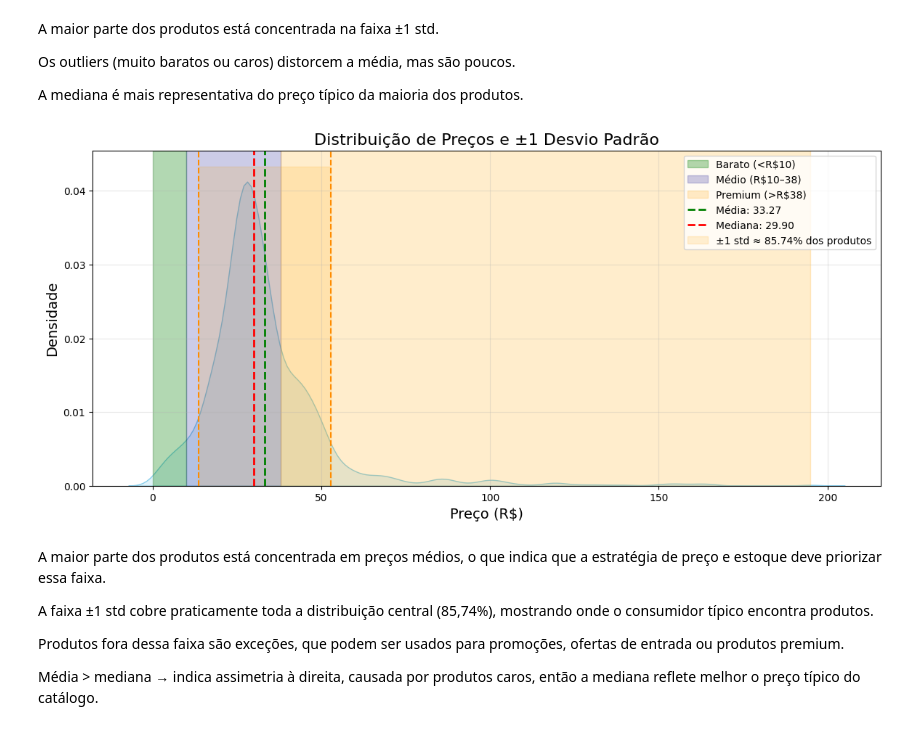
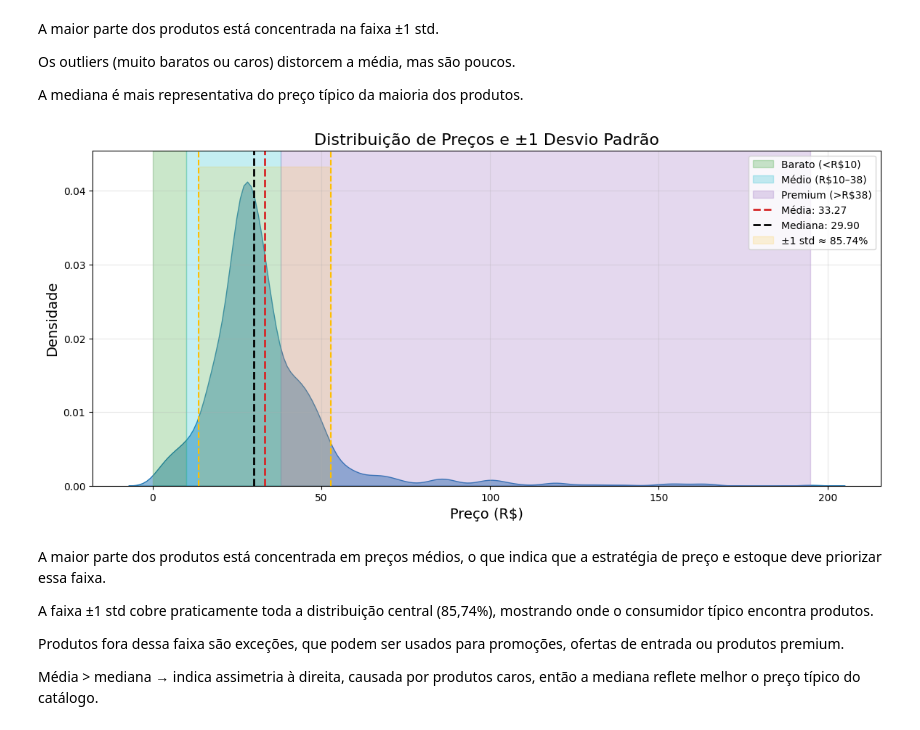
Before and after one commit to PauloViniciusR/Proj_, a Jupyter notebook: index.ipynb, the cells around one changed output. Saved outputs shown, nothing was run; the diff lists cells and outputs as text; code cells hidden in the pictures.

```diff
--- a/index.ipynb
+++ b/index.ipynb
@@ -450,44 +450,50 @@ A mediana é mais representativa do preço típico da maioria dos produtos.
 media = base_total['Preco'].mean()
 mediana = base_total['Preco'].median()
 std = base_total['Preco'].std()
 
 lower = media - std
 upper = media + std
 
 dentro_1std = base_total[(base_total['Preco'] >= lower) & (base_total['Preco'] <= upper)]
 percent_dentro_1std = len(dentro_1std) / len(base_total) * 100
 
 plt.figure(figsize=(14,6))
 
-sns.kdeplot(base_total['Preco'], fill=True, bw_adjust=0.7, color='skyblue')
+# Curva KDE
+sns.kdeplot(base_total['Preco'], fill=True, bw_adjust=0.7, color='#1f77b4', alpha=0.5)
 
-plt.axvspan(0, 10, color='green', alpha=0.3, label='Barato (<R$10)')
-plt.axvspan(10, 38, color='darkblue', alpha=0.2, label='Médio (R$10–38)')
-plt.axvspan(38, base_total['Preco'].max(), color='orange', alpha=0.2, label='Premium (>R$38)')
+# Faixas de preço
+plt.axvspan(0, 10, color='#2ca02c', alpha=0.25, label='Barato (<R$10)')
+plt.axvspan(10, 38, color='#17becf', alpha=0.25, label='Médio (R$10–38)')
+plt.axvspan(38, base_total['Preco'].max(), color='#9467bd', alpha=0.25, label='Premium (>R$38)')
 
-plt.axvline(media, color='green', linestyle='--', linewidth=2, label=f'Média: {media:.2f}')
-plt.axvline(mediana, color='red', linestyle='--', linewidth=2, label=f'Mediana: {mediana:.2f}')
+# Média e mediana
+plt.axvline(media, color='#d62728', linestyle='--', linewidth=2, label=f'Média: {media:.2f}')
+plt.axvline(mediana, color='black', linestyle='--', linewidth=2, label=f'Mediana: {mediana:.2f}')
 
 # ±1 std
-plt.axvline(lower, color='darkorange', linestyle='--', linewidth=1.5)
-plt.axvline(upper, color='darkorange', linestyle='--', linewidth=1.5)
+plt.axvline(lower, color='#ffbf00', linestyle='--', linewidth=1.5)
+plt.axvline(upper, color='#ffbf00', linestyle='--', linewidth=1.5)
+
 plt.fill_betweenx(
     y=[0, plt.gca().get_ylim()[1]],
     x1=lower,
     x2=upper,
-    color='orange',
+    color='#ffbf00',
     alpha=0.15,
-    label=f'±1 std ≈ {percent_dentro_1std:.2f}% dos produtos'
+    label=f'±1 std ≈ {percent_dentro_1std:.2f}%'
 )
 
 plt.title('Distribuição de Preços e ±1 Desvio Padrão', fontsize=16)
 plt.xlabel('Preço (R$)', fontsize=14)
 plt.ylabel('Densidade', fontsize=14)
+
 plt.legend()
 plt.grid(alpha=0.3)
+
 plt.show()
 # %% [output]
-[figure, old version]
+[figure, new version]
 # %% [markdown]
 A maior parte dos produtos está concentrada em preços médios, o que indica que a estratégia de preço e estoque deve priorizar essa faixa.
 
```
Also changed, not shown: 1 other file.
